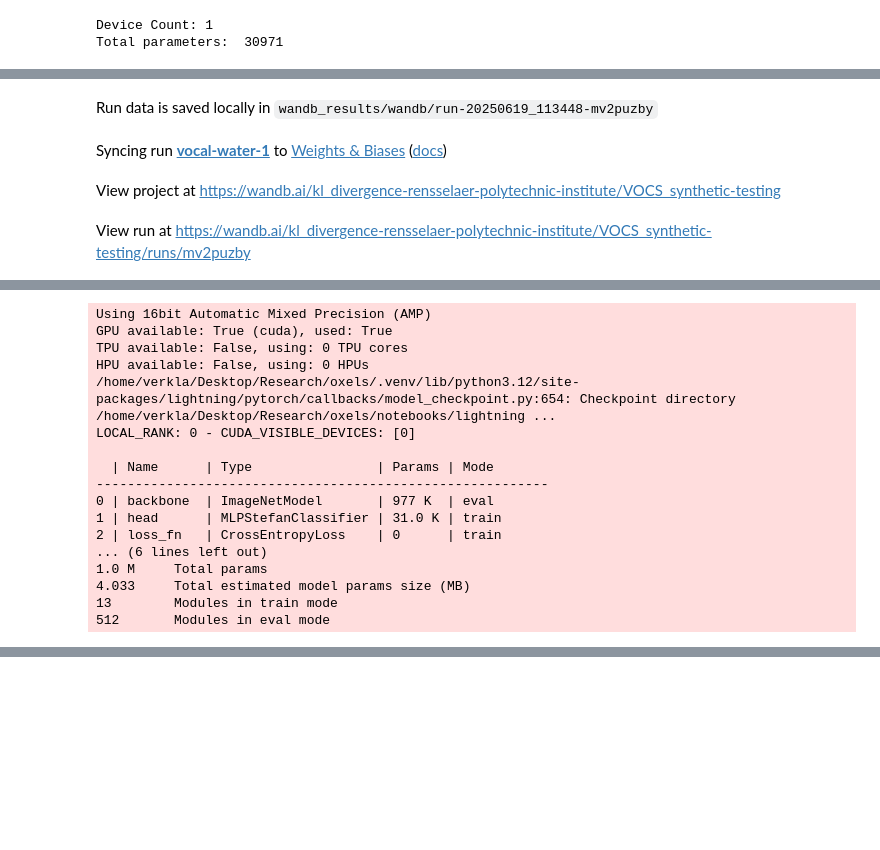
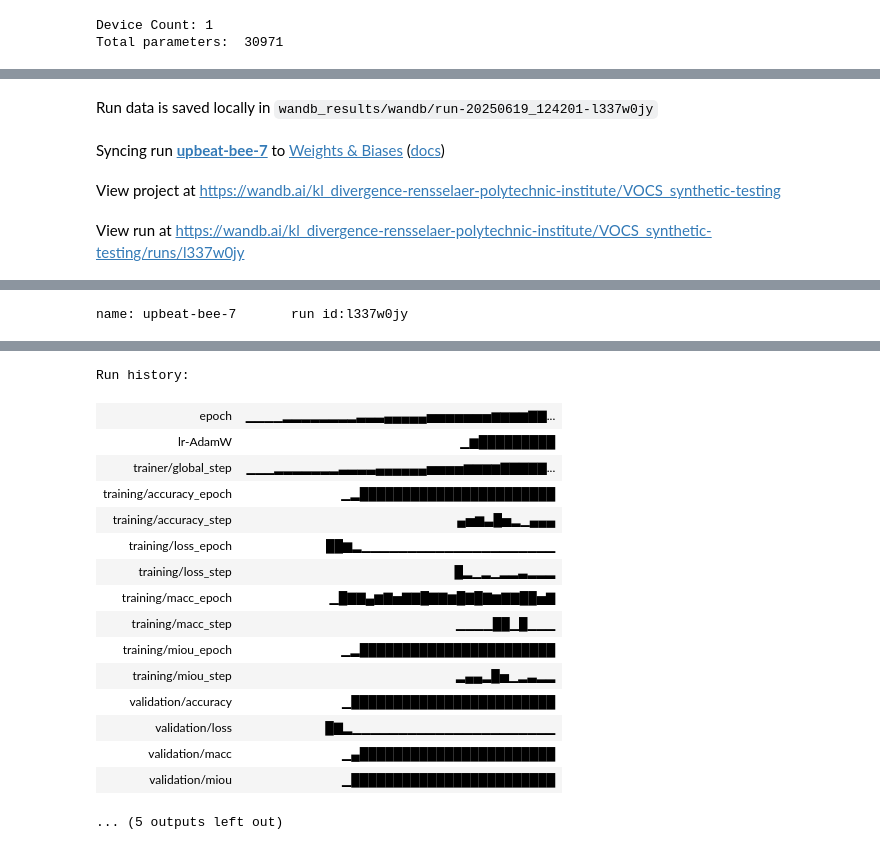
Before and after one commit to stefanradev93/oxels, a Jupyter notebook: notebooks/2025-06-17 VOCS Segmentation.ipynb, the cells around one changed output, grey strips where cells are left out. Saved outputs shown, nothing was run; the diff lists cells and outputs as text; code cells hidden in the pictures; blank space fills up the shorter version.

```diff
--- a/notebooks/2025-06-17 VOCS Segmentation.ipynb
+++ b/notebooks/2025-06-17 VOCS Segmentation.ipynb
@@ -86,7 +86,7 @@ Loaded model from ../checkpoints/last.ckpt
 # %%
 import torch
 import torch.nn as nn
-from torchmetrics.classification import Accuracy
+from torchmetrics.classification import Accuracy, JaccardIndex, Recall
 from torch.optim import AdamW
 from torch.optim.lr_scheduler import OneCycleLR
 from oxels.models.metrics_mixin import MetricsMixin
@@ -153,9 +153,18 @@ class DGLinearClassifier(MetricsMixin, L.LightningModule):
         self.dataset_name = dataset_name
         num_classes = head.num_classes
         self.loss_fn = nn.CrossEntropyLoss(ignore_index=255)
-        self.train_acc = Accuracy(task="multiclass", num_classes=num_classes, ignore_index=255)
-        self.val_acc = Accuracy(task="multiclass", num_classes=num_classes, ignore_index=255)
-        self.test_acc = Accuracy(task="multiclass", num_classes=num_classes, ignore_index=255)
+
+        self.train_acc = Accuracy(task="multiclass", num_classes=num_classes, average='micro', ignore_index=255)
+        self.val_acc = Accuracy(task="multiclass", num_classes=num_classes, average='micro', ignore_index=255)
+        self.test_acc = Accuracy(task="multiclass", num_classes=num_classes, average='micro', ignore_index=255)
+
+        self.train_miou_metric = JaccardIndex(task="multiclass", num_classes=num_classes, average="macro", ignore_index=255)
+        self.val_miou_metric = JaccardIndex(task="multiclass", num_classes=num_classes, average="macro", ignore_index=255)
+        self.test_miou_metric = JaccardIndex(task="multiclass", num_classes=num_classes, average="macro", ignore_index=255)
+
+        self.train_macc = Recall(task='multiclass', num_classes=num_classes, average='macro', ignore_index=255)
+        self.val_macc = Recall(task='multiclass', num_classes=num_classes, average='macro', ignore_index=255)
+        self.test_macc = Recall(task='multiclass', num_classes=num_classes, average='macro', ignore_index=255)
 
     def forward(self, x):
         oxels = self.backbone(x)
@@ -184,14 +193,23 @@ class DGLinearClassifier(MetricsMixin, L.LightningModule):
         # choose the right Accuracy object based on stage
         if self.trainer.training:
             acc = self.train_acc(preds, labels)
+            miou = self.train_miou_metric(preds, labels)
+            macc = self.train_macc(preds, labels)
         elif self.trainer.validating:
             acc = self.val_acc(preds, labels)
+            miou = self.val_miou_metric(preds, labels)
+            macc = self.val_macc(preds, labels)
         else:  # testing
+            #raise RuntimeError("Testing is not supported in this module. Use validation metrics instead.")
             acc = self.test_acc(preds, labels)
+            miou = self.test_miou_metric(preds, labels)
+            macc = self.test_macc(preds, labels)
 
         return {
             "loss": loss,
             "accuracy": acc,
+            "miou": miou,
+            "macc": macc,
         }
 
     def configure_optimizers(self):
@@ -236,8 +254,8 @@ class DGLinearClassifier(MetricsMixin, L.LightningModule):
             year='2012',
             image_set='train',
             download=False,
-            transform=input_transform,
-            target_transform=target_transform
+            #transform=input_transform,
+            #target_transform=target_transform
         )
         return DataLoader(
             train_dataset,
@@ -249,13 +267,12 @@ class DGLinearClassifier(MetricsMixin, L.LightningModule):
         )
 
     def val_dataloader(self):
-
         val_dataset = VOCDataset(
             year='2012',
             image_set='val',
             download=True,
-            transform=input_transform,
-            target_transform=target_transform
+            #transform=input_transform,
+            #target_transform=target_transform
         )
 
 
@@ -283,7 +300,7 @@ num_nodes = 1
 num_devices = 1
 train_batch_size = 64
 val_batch_size = 128
-learning_rate = 2e-3
+learning_rate = 5e-4
 lr_pct_start = 0.05
 weight_decay = 1e-6
 
@@ -351,7 +368,7 @@ logger = WandbLogger(
 wandb.summary["num_parameters"] = num_parameters
 wandb.summary["backbone_run_id"] = "synthetic_VOCS_1.0"
 wandb.summary["backbone_run_name"] = backbone_run_name
-wandb.summary["model_type"] = "DGLinearClassifier"
+wandb.summary["model_type"] = "MLPClassifier"
 run_name = wandb.run.name
 run_id = wandb.run.id
 print(f"name: {run_name} \t run id:{run_id}")
@@ -394,4 +410,4 @@ Tracking run with wandb version 0.20.1
-Run data is saved locally in wandb_results/wandb/run-20250619_113448-mv2puzby
+Run data is saved locally in wandb_results/wandb/run-20250619_124201-l337w0jy
-Syncing run vocal-water-1 to Weights & Biases (docs)
+Syncing run upbeat-bee-7 to Weights & Biases (docs)
 View project at https://wandb.ai/kl_divergence-rensselaer-polytechnic-institute/VOCS_synthetic-testing
-View run at https://wandb.ai/kl_divergence-rensselaer-polytechnic-institute/VOCS_synthetic-testing/runs/mv2puzby
+View run at https://wandb.ai/kl_divergence-rensselaer-polytechnic-institute/VOCS_synthetic-testing/runs/l337w0jy
@@ -398,17 +431 @@ View run at https://wandb.ai/kl_divergence-rensselaer-polytechnic-institute/VOCS
-Using 16bit Automatic Mixed Precision (AMP)
-GPU available: True (cuda), used: True
-TPU available: False, using: 0 TPU cores
-HPU available: False, using: 0 HPUs
-/home/verkla/Desktop/Research/oxels/.venv/lib/python3.12/site-packages/lightning/pytorch/callbacks/model_checkpoint.py:654: Checkpoint directory /home/verkla/Desktop/Research/oxels/notebooks/lightning ...
-LOCAL_RANK: 0 - CUDA_VISIBLE_DEVICES: [0]
-
-  | Name      | Type                | Params | Mode
-----------------------------------------------------------
-0 | backbone  | ImageNetModel       | 977 K  | eval
-1 | head      | MLPStefanClassifier | 31.0 K | train
-2 | loss_fn   | CrossEntropyLoss    | 0      | train
-... (6 lines left out)
-1.0 M     Total params
-4.033     Total estimated model params size (MB)
-13        Modules in train mode
-512       Modules in eval mode
+name: upbeat-bee-7       run id:l337w0jy
@@ -416,0 +435,17 @@ name: vocal-water-1      run id:mv2puzby
+Run history:
+| epoch | ▁▁▁▁▂▂▂▂▂▂▂▂▃▃▃▄▄▄▄▄▅▅▅▅▅▅▅▆▆▆▆▇▇... |
+| lr-AdamW | ▁▆█████████ |
+| trainer/global_step | ▁▁▁▂▂▂▂▂▂▂▃▃▃▃▄▄▄▄▄▄▅▅▅▅▆▆▆▆▇▇▇▇▇... |
+| training/accuracy_epoch | ▁▂███████████████████████ |
+| training/accuracy_step | ▄▅▆▃█▅▂▁▄▄▄ |
+| training/loss_epoch | ██▆▂▁▁▁▁▁▁▁▁▁▁▁▁▁▁▁▁▁▁▁▁▁ |
+| training/loss_step | █▂▁▂▁▂▂▃▂▂▂ |
+| training/macc_epoch | ▁█▇▇▄▆▇▅▇▇█▇▇▆█▇█▇▆▇▇██▅▇ |
+| training/macc_step | ▁▁▁▁██▁█▁▁▁ |
+| training/miou_epoch | ▁▂███████████████████████ |
+| training/miou_step | ▂▄▄▂█▅▁▂▃▂▂ |
+| validation/accuracy | ▁████████████████████████ |
+| validation/loss | █▇▂▁▁▁▁▁▁▁▁▁▁▁▁▁▁▁▁▁▁▁▁▁▁ |
+| validation/macc | ▁▄███████████████████████ |
+| validation/miou | ▁████████████████████████ |
+... (5 outputs left out)
```
Also changed, not shown: parts of 3 cells of this notebook.
